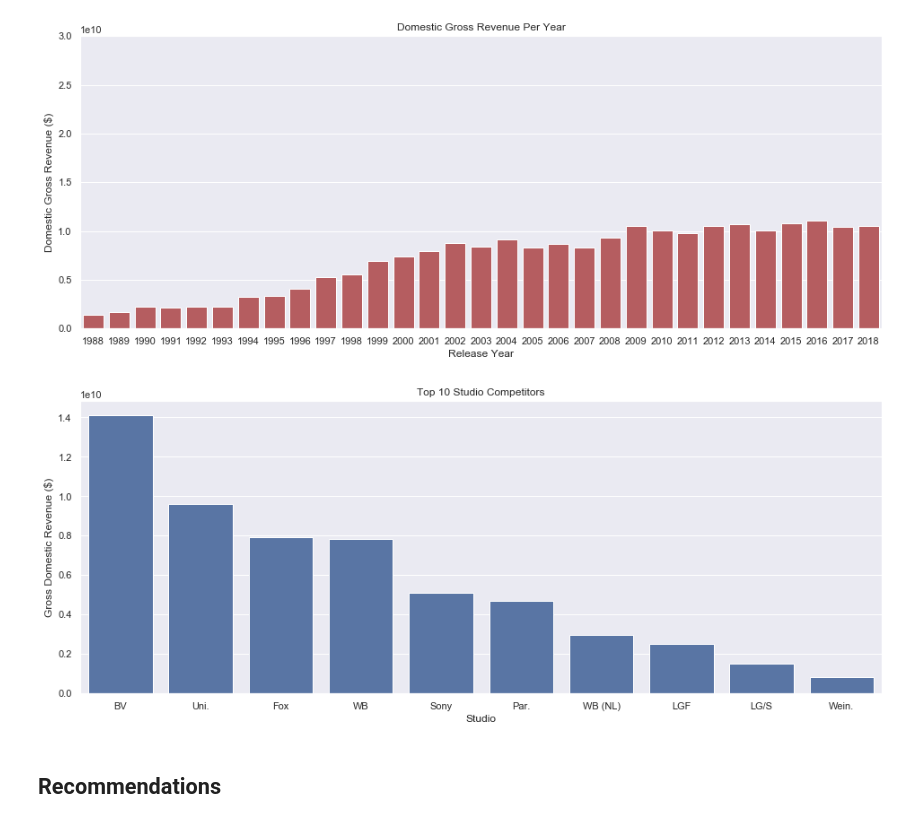
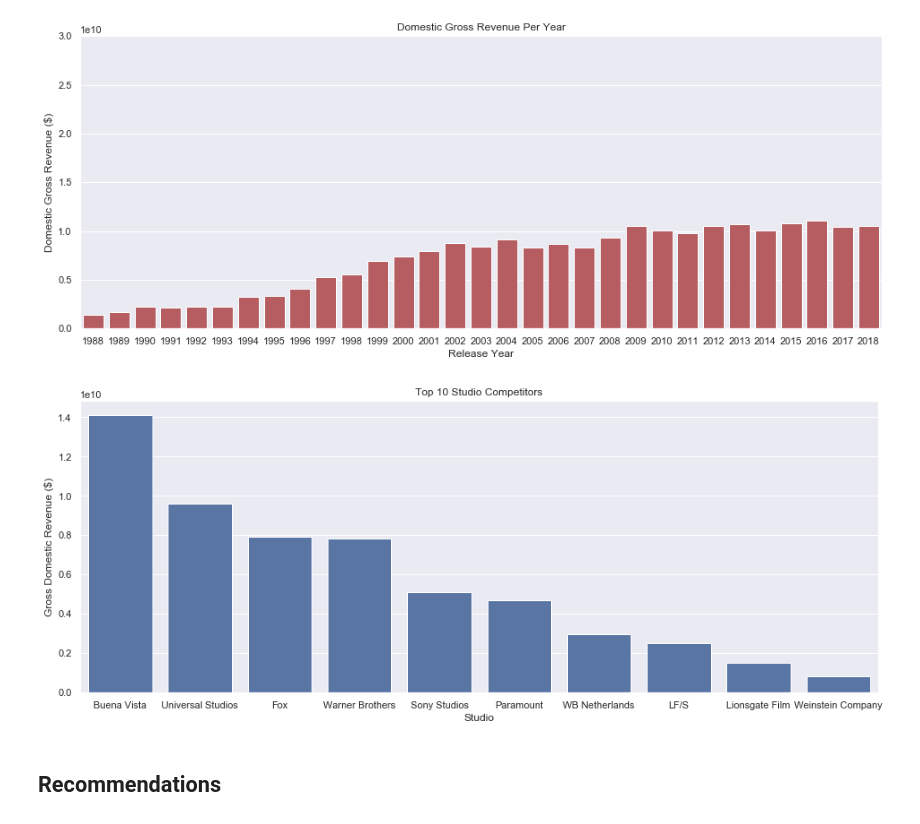
Before and after one commit to dalayne95/mod-1-project-darian-trey, a Jupyter notebook: Darian's Work.ipynb, the cells around one changed output. Saved outputs shown, nothing was run; the diff lists cells and outputs as text; code cells hidden in the pictures.

```diff
--- a/Darian's Work.ipynb
+++ b/Darian's Work.ipynb
@@ -79,12 +79,13 @@ plt.ylim(top=30000000000)
 # %%
 plt.figure(figsize=(16, 6))
 ax1 = sns.barplot(x="studio", y="domestic_gross", data=df1, color="b")
 plt.xlabel('Studio')
 plt.ylabel('Gross Domestic Revenue ($)') # highest value is $14,000,000,000
 plt.title('Top 10 Studio Competitors')
 sns.set(style='darkgrid')
+plt.xticks(range(10), ['Buena Vista', 'Universal Studios', 'Fox', 'Warner Brothers', 'Sony Studios', 'Paramount','WB Netherlands','LF/S','Lionsgate Film','Weinstein Company']);
 # %% [output]
-[figure, old version]
+[figure, new version]
 # %% [markdown]
 ## Recommendations
 # %% [markdown]
```
Also changed, not shown: 1 other file.
